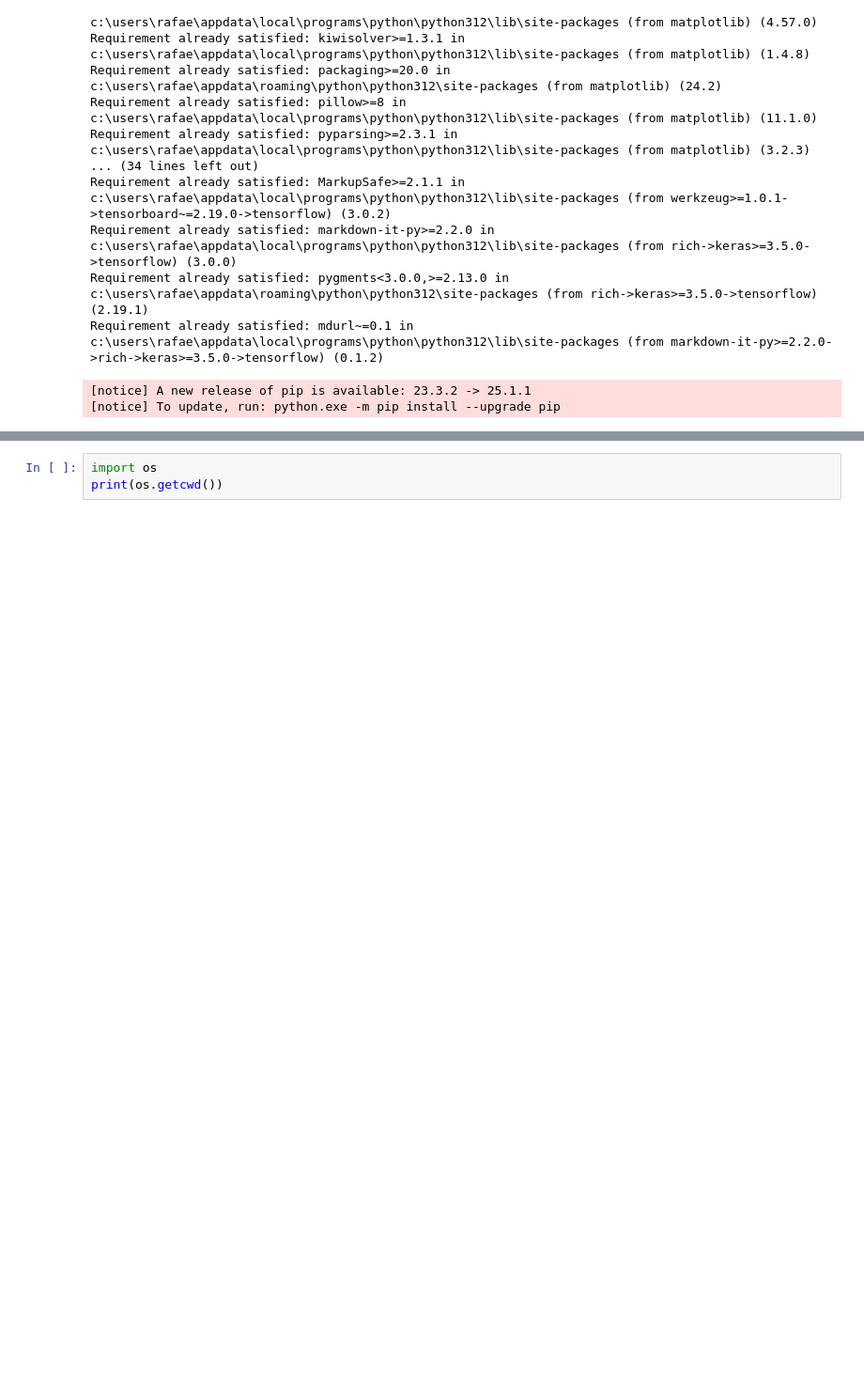
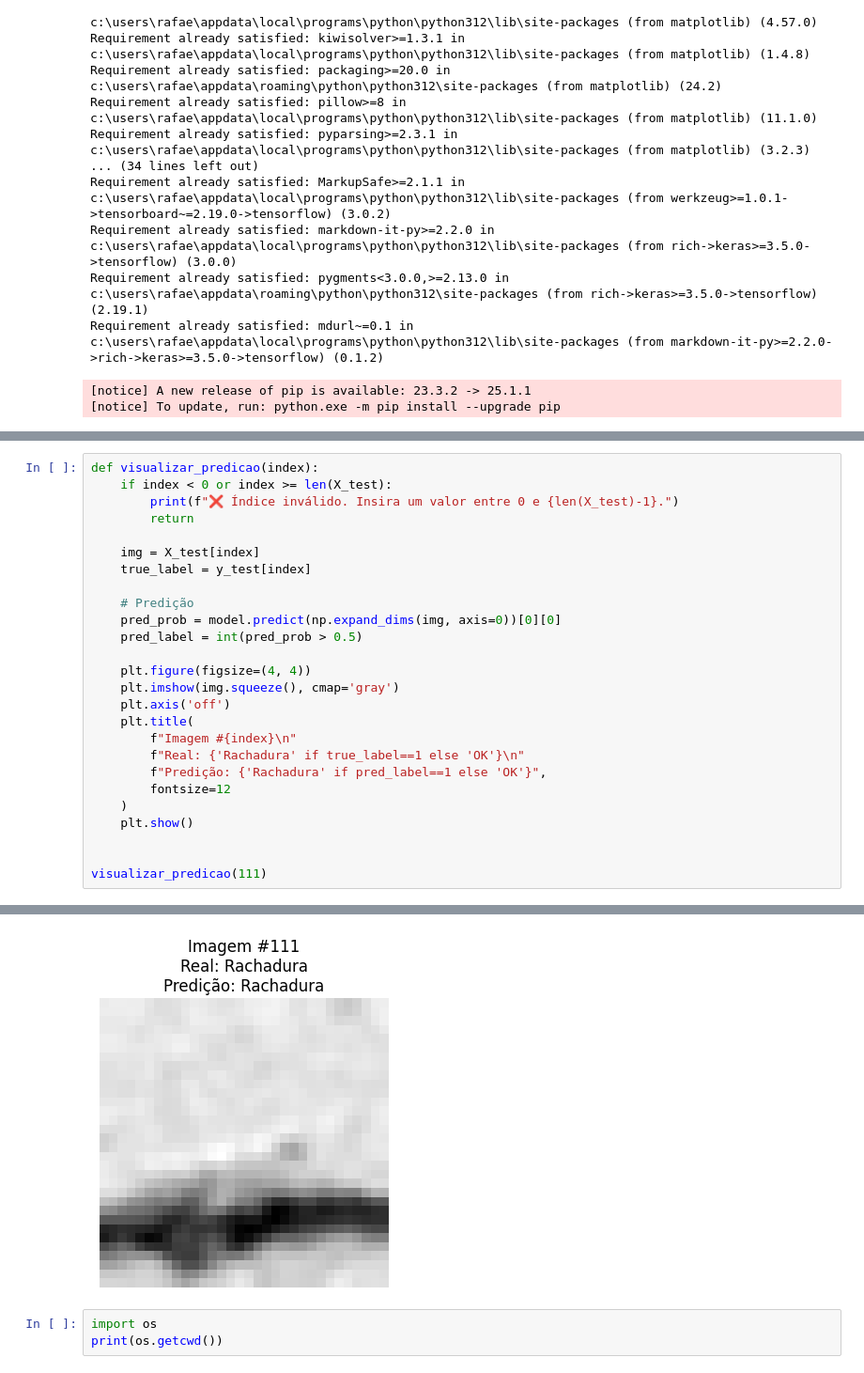
Before and after one commit to RafaelMotaAlvess/m3-image-classification, a Jupyter notebook: src/main.ipynb, the cells around one changed output, grey strips where cells are left out. Shown at 94% size. Drawn from its saved outputs; the diff is of its cells as text; blank space fills up the shorter version.

```diff
--- a/src/main.ipynb
+++ b/src/main.ipynb
@@ -268,0 +339,27 @@ weighted avg       0.98      0.98      0.98      8000
+# %%
+def visualizar_predicao(index):
+    if index < 0 or index >= len(X_test):
+        print(f"❌ Índice inválido. Insira um valor entre 0 e {len(X_test)-1}.")
+        return
+
+    img = X_test[index]
+    true_label = y_test[index]
+
+    # Predição
+    pred_prob = model.predict(np.expand_dims(img, axis=0))[0][0]
+    pred_label = int(pred_prob > 0.5)
+
+    plt.figure(figsize=(4, 4))
+    plt.imshow(img.squeeze(), cmap='gray')
+    plt.axis('off')
+    plt.title(
+        f"Imagem #{index}\n"
+        f"Real: {'Rachadura' if true_label==1 else 'OK'}\n"
+        f"Predição: {'Rachadura' if pred_label==1 else 'OK'}",
+        fontsize=12
+    )
+    plt.show()
+
+
+visualizar_predicao(111)
+# %% [output]
@@ -269,3 +367,4 @@ weighted avg       0.98      0.98      0.98      8000
+[figure, added]
 # %%
 import os
 print(os.getcwd())
```
Also changed, not shown: parts of 2 cells of this notebook.
